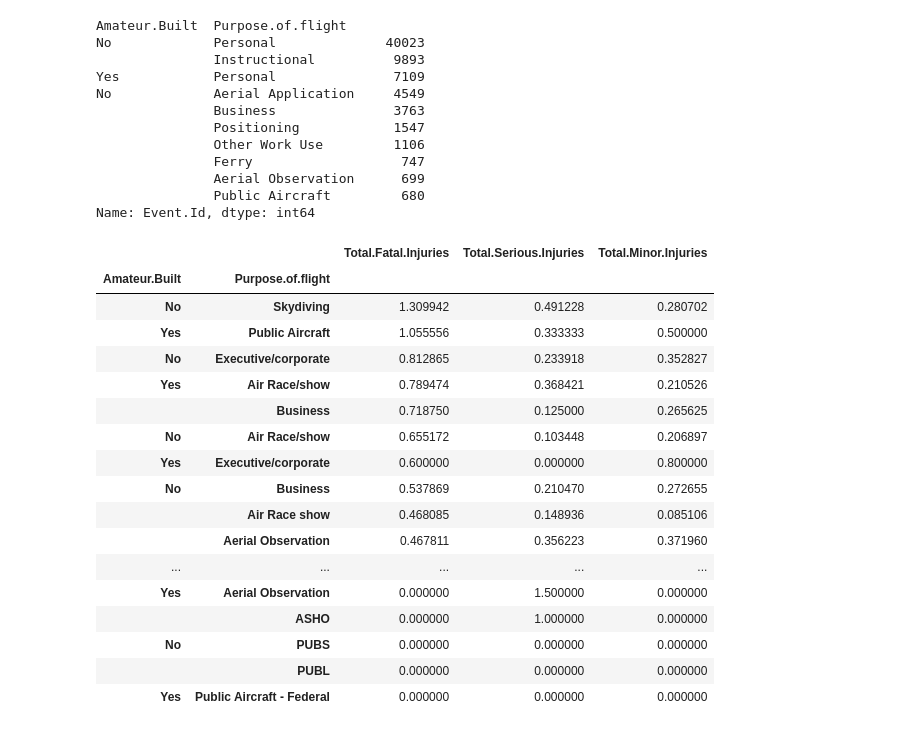
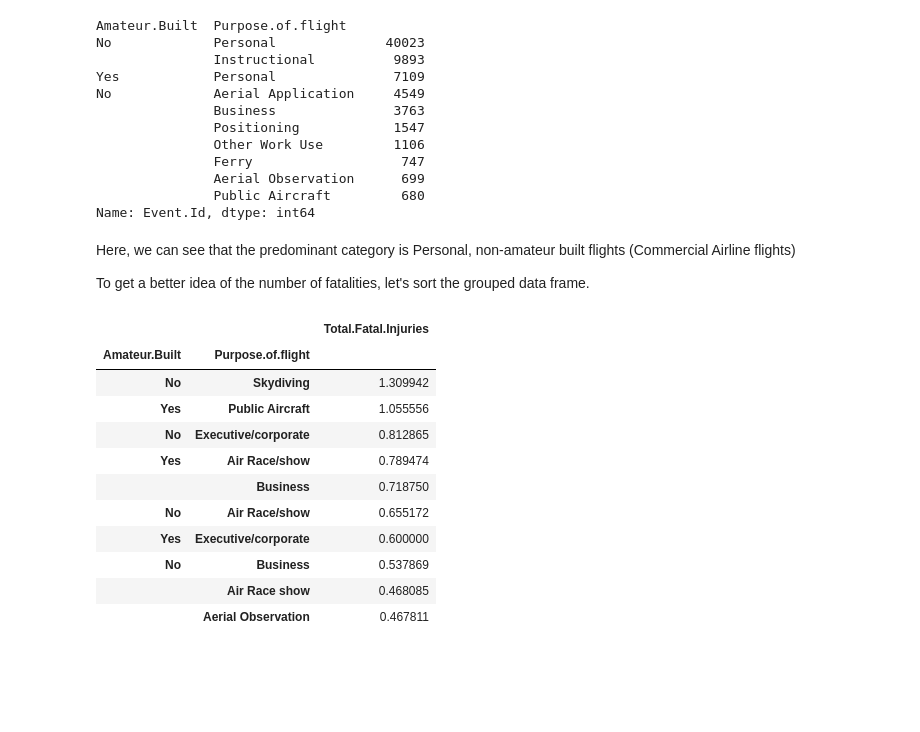
Before and after one commit to mgulbin13/dsc-phase-1-project, a Jupyter notebook: amateur_built.ipynb, the cells around one changed output. Drawn from its saved outputs; the diff is of its cells as text; code cells hidden in the pictures; blank space fills up the shorter version.

```diff
--- a/amateur_built.ipynb
+++ b/amateur_built.ipynb
@@ -18,7 +30,7 @@ df.head(5)
 # %%
 amateur_built_df = df[(df['Purpose.of.flight'] != 'Unknown')]
-amateur_built_df = amateur_built_df.groupby(['Amateur.Built', 'Purpose.of.flight'])
-amateur_built_df['Event.Id'].count().sort_values(ascending=False).head(10)
+amateur_built_df_gb = amateur_built_df.groupby(['Amateur.Built', 'Purpose.of.flight'])
+amateur_built_df_gb['Event.Id'].count().sort_values(ascending=False).head(10)
 # %% [output]
 Amateur.Built  Purpose.of.flight
 No             Personal              40023
@@ -32,24 +44,22 @@ No             Aerial Application     4549
                Aerial Observation      699
                Public Aircraft         680
 Name: Event.Id, dtype: int64
+# %% [markdown]
+Here, we can see that the predominant category is Personal, non-amateur built flights (Commercial Airline flights)
+
+To get a better idea of the number of fatalities, let's sort the grouped data frame.
 # %%
-amateur_built_df[['Total.Fatal.Injuries', 'Total.Serious.Injuries', 'Total.Minor.Injuries']].mean().sort_values(by='Total.Fatal.Injuries', ascending=False)
+amateur_built_df_gb[['Total.Fatal.Injuries']].mean().sort_values(by='Total.Fatal.Injuries', ascending=False).head(10)
 # %% [output]
-|  |  | Total.Fatal.Injuries | Total.Serious.Injuries | Total.Minor.Injuries |
-| Amateur.Built | Purpose.of.flight |  |  |  |
-| No | Skydiving | 1.309942 | 0.491228 | 0.280702 |
-| Yes | Public Aircraft | 1.055556 | 0.333333 | 0.500000 |
-| No | Executive/corporate | 0.812865 | 0.233918 | 0.352827 |
-| Yes | Air Race/show | 0.789474 | 0.368421 | 0.210526 |
-|  | Business | 0.718750 | 0.125000 | 0.265625 |
-| No | Air Race/show | 0.655172 | 0.103448 | 0.206897 |
-| Yes | Executive/corporate | 0.600000 | 0.000000 | 0.800000 |
-| No | Business | 0.537869 | 0.210470 | 0.272655 |
-|  | Air Race show | 0.468085 | 0.148936 | 0.085106 |
-|  | Aerial Observation | 0.467811 | 0.356223 | 0.371960 |
-| ... | ... | ... | ... | ... |
-| Yes | Aerial Observation | 0.000000 | 1.500000 | 0.000000 |
-|  | ASHO | 0.000000 | 1.000000 | 0.000000 |
-| No | PUBS | 0.000000 | 0.000000 | 0.000000 |
-|  | PUBL | 0.000000 | 0.000000 | 0.000000 |
-| Yes | Public Aircraft - Federal | 0.000000 | 0.000000 | 0.000000 |
+|  |  | Total.Fatal.Injuries |
+| Amateur.Built | Purpose.of.flight |  |
+| No | Skydiving | 1.309942 |
+| Yes | Public Aircraft | 1.055556 |
+| No | Executive/corporate | 0.812865 |
+| Yes | Air Race/show | 0.789474 |
+|  | Business | 0.718750 |
+| No | Air Race/show | 0.655172 |
+| Yes | Executive/corporate | 0.600000 |
+| No | Business | 0.537869 |
+|  | Air Race show | 0.468085 |
+|  | Aerial Observation | 0.467811 |
```
Also changed, not shown: parts of 12 cells of this notebook.
